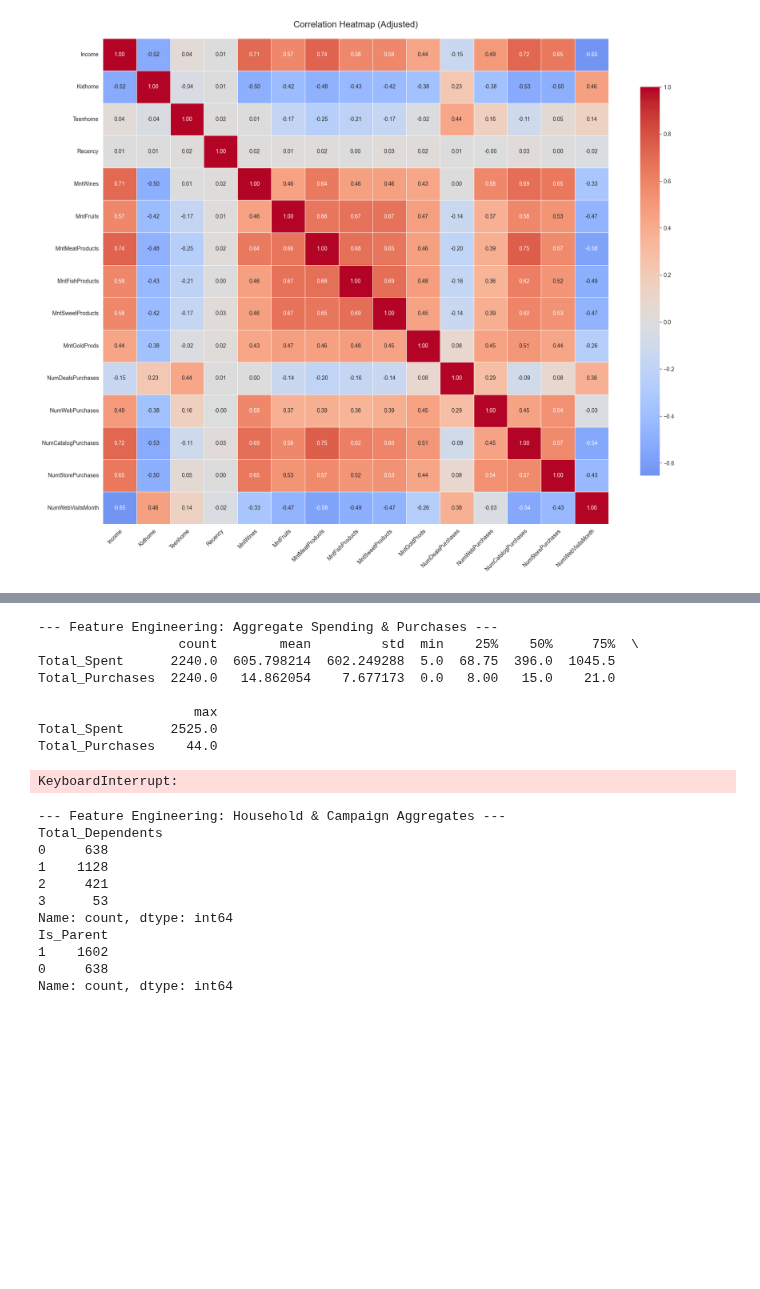
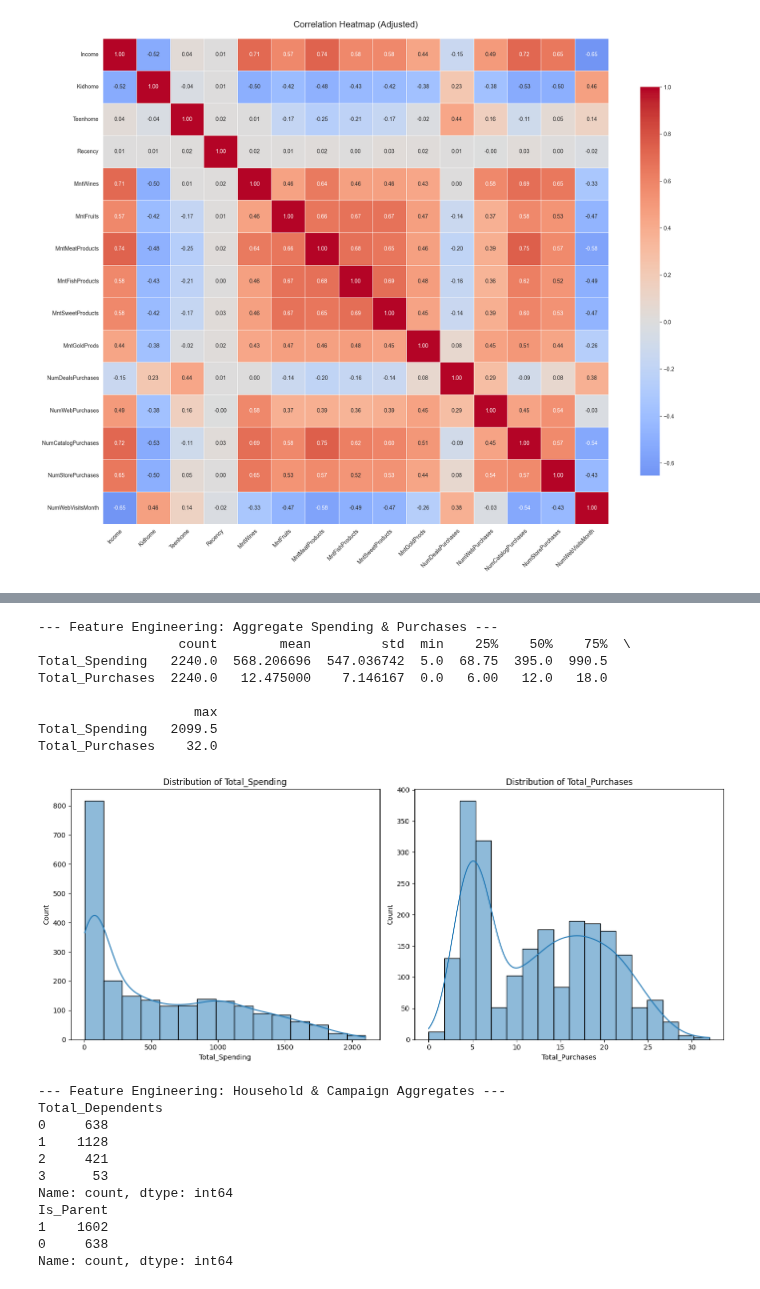
Before and after one commit to martinaainembabazi/GROUP-D-DATA-SCIENCE-PROJECT-ON-CUSTOMER-SEGMENTATION, a Jupyter notebook: customersegmentation.ipynb, the cells around one changed output, grey strips where cells are left out. Saved outputs shown, nothing was run; the diff lists cells and outputs as text; code cells hidden in the pictures; blank space fills up the shorter version.

```diff
--- a/customersegmentation.ipynb
+++ b/customersegmentation.ipynb
@@ -560,30 +561,26 @@ plt.show()
 # %%
 print("\n--- Feature Engineering: Aggregate Spending & Purchases ---")
-mnt_cols = ['MntWines', 'MntFruits', 'MntMeatProducts', 'MntFishProducts', 'MntSweetProducts', 'MntGoldProds']
-df['Total_Spent'] = df[mnt_cols].sum(axis=1)
+# The columns for spending and purchases have already been engineered as 'Total_Spending' and 'Total_Purchases'
 
-num_purchases_cols = ['NumDealsPurchases', 'NumWebPurchases', 'NumCatalogPurchases', 'NumStorePurchases']
-df['Total_Purchases'] = df[num_purchases_cols].sum(axis=1)
-
-print(df[['Total_Spent', 'Total_Purchases']].describe().T)
+print(df[['Total_Spending', 'Total_Purchases']].describe().T)
 
 fig, axes = plt.subplots(1, 2, figsize=(14, 6))
-sb.histplot(df['Total_Spent'], kde=True, ax=axes[0])
-axes[0].set_title('Distribution of Total_Spent')
+sb.histplot(df['Total_Spending'], kde=True, ax=axes[0])
+axes[0].set_title('Distribution of Total_Spending')
 sb.histplot(df['Total_Purchases'], kde=True, ax=axes[1])
 axes[1].set_title('Distribution of Total_Purchases')
 plt.tight_layout()
 plt.show()
 # %% [output]
 --- Feature Engineering: Aggregate Spending & Purchases ---
-                  count        mean         std  min    25%    50%     75%  \
-Total_Spent      2240.0  605.798214  602.249288  5.0  68.75  396.0  1045.5
-Total_Purchases  2240.0   14.862054    7.677173  0.0   8.00   15.0    21.0
+                  count        mean         std  min    25%    50%    75%  \
+Total_Spending   2240.0  568.206696  547.036742  5.0  68.75  395.0  990.5
+Total_Purchases  2240.0   12.475000    7.146167  0.0   6.00   12.0   18.0
 
                     max
-Total_Spent      2525.0
-Total_Purchases    44.0
+Total_Spending   2099.5
+Total_Purchases    32.0
-KeyboardInterrupt:
+[figure, added]
 # %%
 print("\n--- Feature Engineering: Household & Campaign Aggregates ---")
 df['Total_Dependents'] = df['Kidhome'] + df['Teenhome']
```
Also changed, not shown: parts of 8 cells of this notebook, 1 other file.
